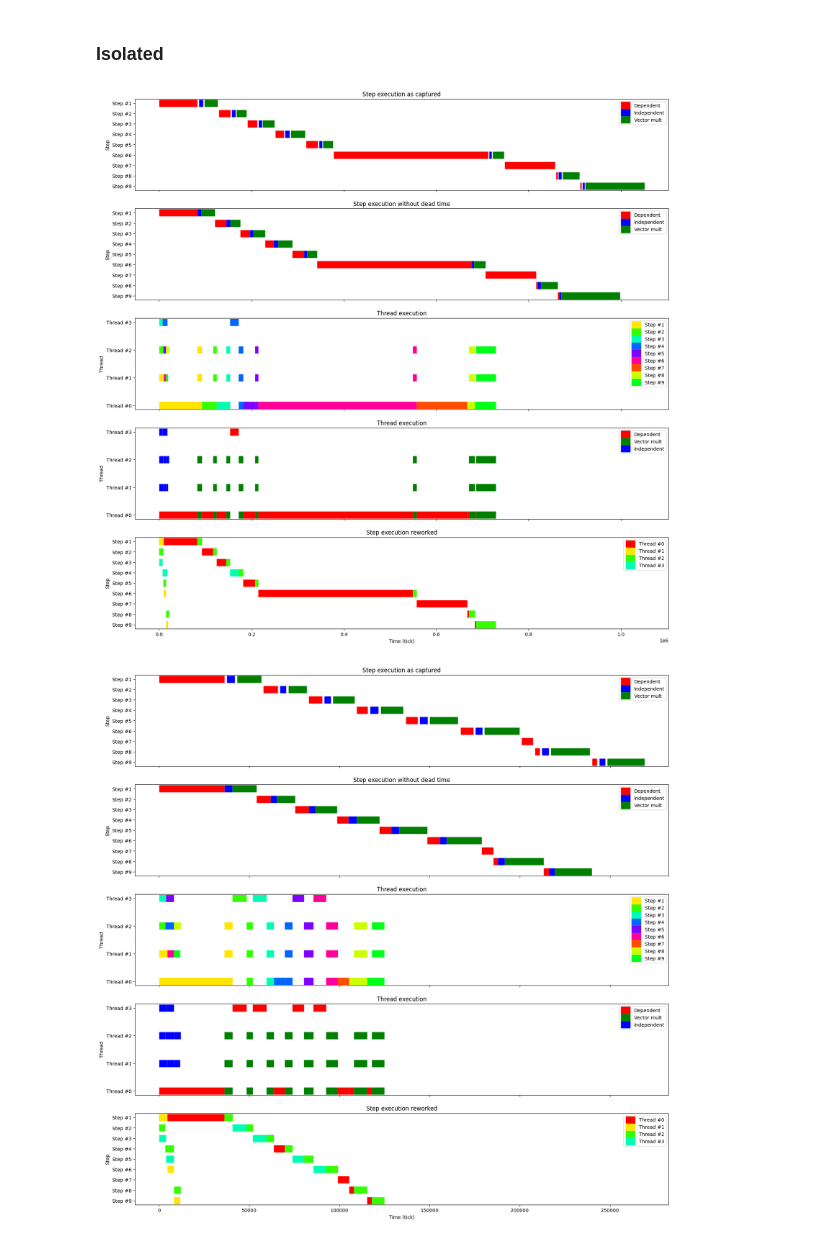
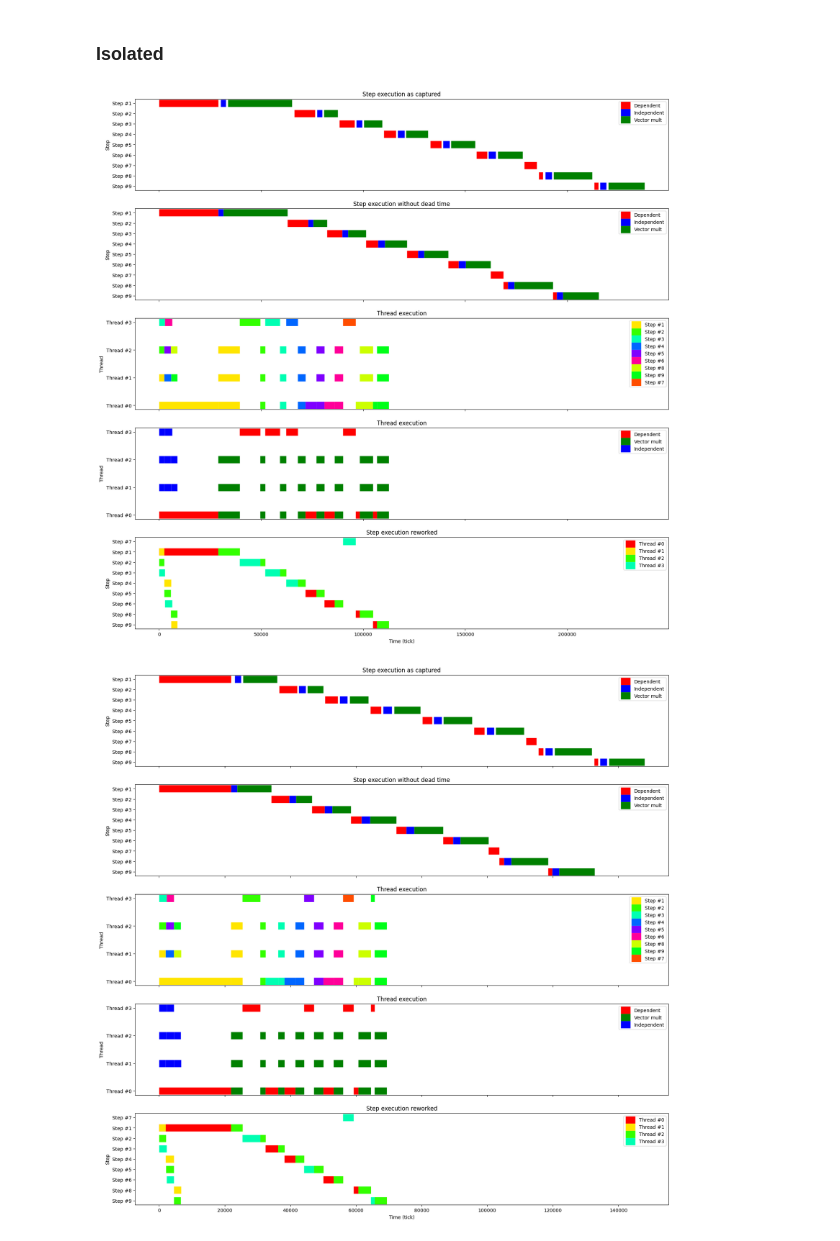
Before and after one commit to simbarras/tb23-gpu-opt-celeritas, a Jupyter notebook: DP-simulation.ipynb, the cells around one changed output. Cells and saved outputs as stored; diff of their text form; code cells hidden in the pictures.

```diff
--- a/DP-simulation.ipynb
+++ b/DP-simulation.ipynb
@@ -738,14 +738,19 @@ Step 9 - 1 - 50700
 # %% [markdown]
 ### Isolated
 # %%
+start_state = [0.1, 0.1, 0.1]
+step = 1
+
 new_logger = Logger()
 dormandPrinceIsolated(step, start_state, lorenz, new_logger)
 new_logger.show()
 # %% [output]
-[figure, old version]
+[figure, new version]
 # %%
+start_state = [0.1, 0.1, 0.1]
+step = 1
 new_logger = Logger()
 dormandPrinceIsolated(step, start_state, simple, new_logger)
 new_logger.show()
 # %% [output]
-[figure, old version]
+[figure, new version]
```
Also changed, not shown: parts of 2 cells of this notebook, 2 other files.
